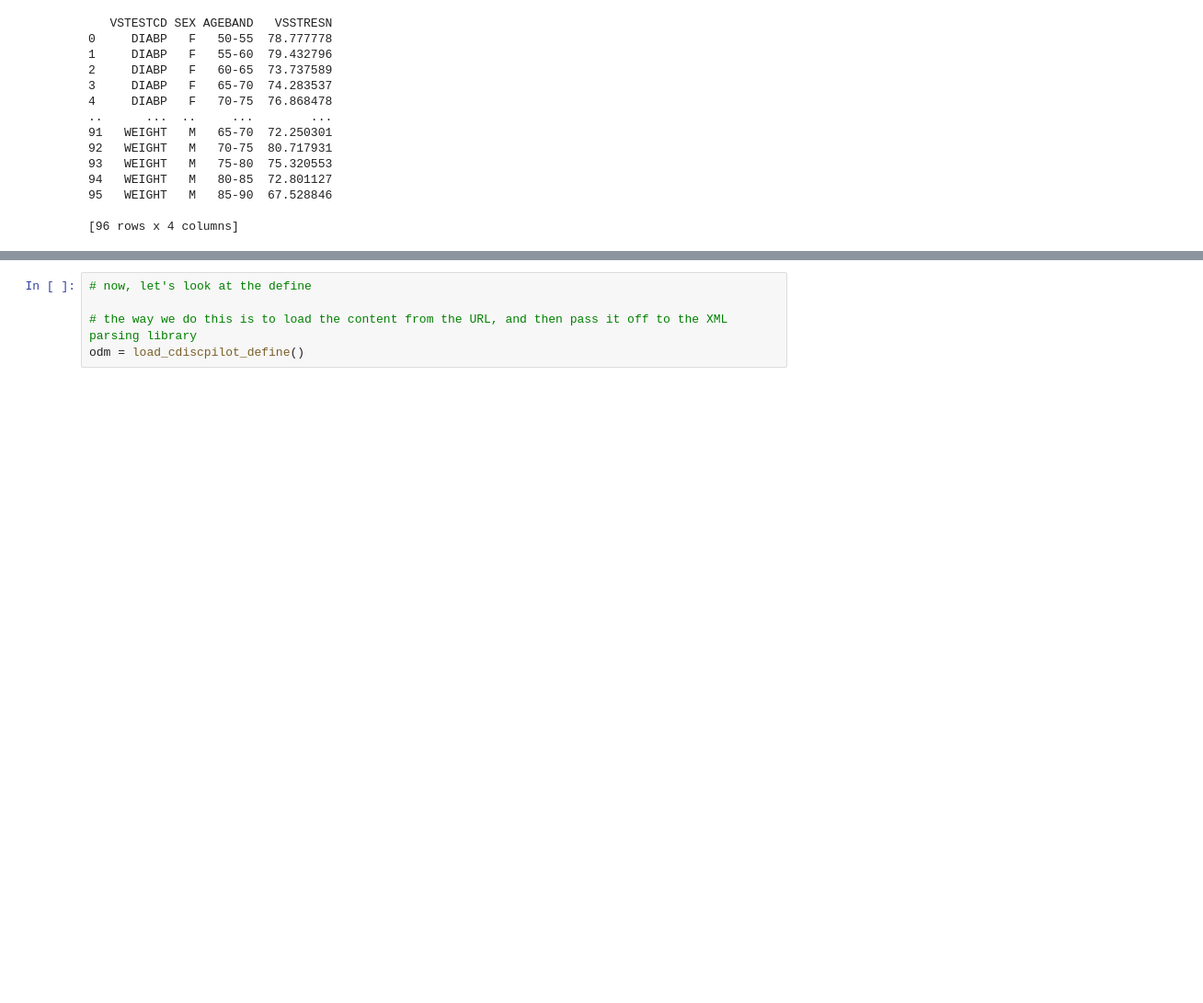
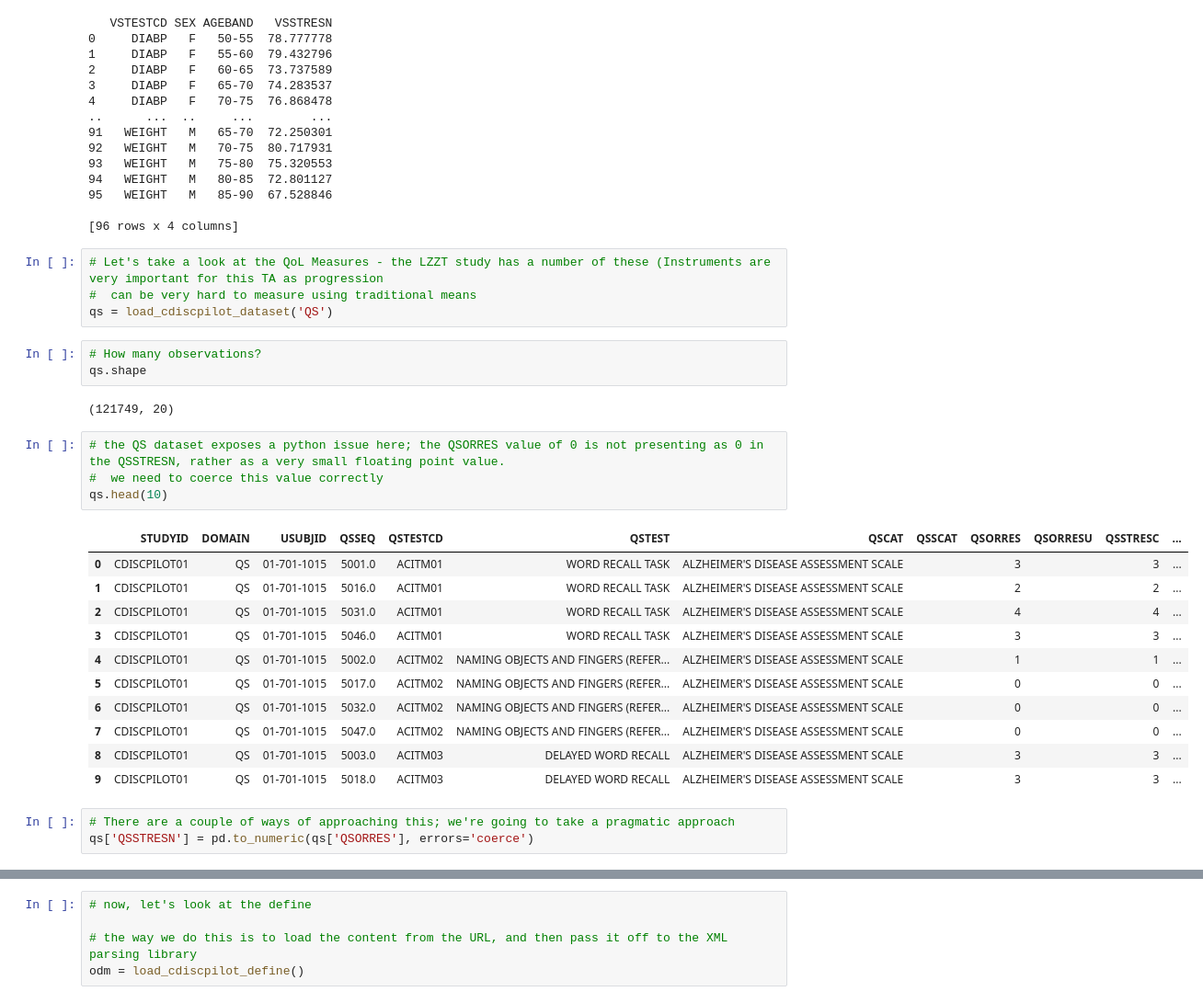
Before and after one commit to phuse-org/phuse-python-sde-sep2021, a Jupyter notebook: workbooks/01-Loading-data.ipynb, the cells around one changed output, grey strips where cells are left out. Shown at 92% size. Cells and saved outputs as stored; diff of their text form; blank space fills up the shorter version.

```diff
--- a/workbooks/01-Loading-data.ipynb
+++ b/workbooks/01-Loading-data.ipynb
@@ -271,3 +287,31 @@ print(labelled_tests)
 95   WEIGHT   M   85-90  67.528846
 
 [96 rows x 4 columns]
+# %%
+# Let's take a look at the QoL Measures - the LZZT study has a number of these (Instruments are very important for this TA as progression
+#  can be very hard to measure using traditional means
+qs = load_cdiscpilot_dataset('QS')
+# %%
+# How many observations?
+qs.shape
+# %% [output]
+(121749, 20)
+# %%
+# the QS dataset exposes a python issue here; the QSORRES value of 0 is not presenting as 0 in the QSSTRESN, rather as a very small floating point value.
+#  we need to coerce this value correctly
+qs.head(10)
+# %% [output]
+|  | STUDYID | DOMAIN | USUBJID | QSSEQ | QSTESTCD | QSTEST | QSCAT | QSSCAT | QSORRES | QSORRESU | QSSTRESC | ... |
+| 0 | CDISCPILOT01 | QS | 01-701-1015 | 5001.0 | ACITM01 | WORD RECALL TASK | ALZHEIMER'S DISEASE ASSESSMENT SCALE |  | 3 |  | 3 | ... |
+| 1 | CDISCPILOT01 | QS | 01-701-1015 | 5016.0 | ACITM01 | WORD RECALL TASK | ALZHEIMER'S DISEASE ASSESSMENT SCALE |  | 2 |  | 2 | ... |
+| 2 | CDISCPILOT01 | QS | 01-701-1015 | 5031.0 | ACITM01 | WORD RECALL TASK | ALZHEIMER'S DISEASE ASSESSMENT SCALE |  | 4 |  | 4 | ... |
+| 3 | CDISCPILOT01 | QS | 01-701-1015 | 5046.0 | ACITM01 | WORD RECALL TASK | ALZHEIMER'S DISEASE ASSESSMENT SCALE |  | 3 |  | 3 | ... |
+| 4 | CDISCPILOT01 | QS | 01-701-1015 | 5002.0 | ACITM02 | NAMING OBJECTS AND FINGERS (REFER... | ALZHEIMER'S DISEASE ASSESSMENT SCALE |  | 1 |  | 1 | ... |
+| 5 | CDISCPILOT01 | QS | 01-701-1015 | 5017.0 | ACITM02 | NAMING OBJECTS AND FINGERS (REFER... | ALZHEIMER'S DISEASE ASSESSMENT SCALE |  | 0 |  | 0 | ... |
+| 6 | CDISCPILOT01 | QS | 01-701-1015 | 5032.0 | ACITM02 | NAMING OBJECTS AND FINGERS (REFER... | ALZHEIMER'S DISEASE ASSESSMENT SCALE |  | 0 |  | 0 | ... |
+| 7 | CDISCPILOT01 | QS | 01-701-1015 | 5047.0 | ACITM02 | NAMING OBJECTS AND FINGERS (REFER... | ALZHEIMER'S DISEASE ASSESSMENT SCALE |  | 0 |  | 0 | ... |
+| 8 | CDISCPILOT01 | QS | 01-701-1015 | 5003.0 | ACITM03 | DELAYED WORD RECALL | ALZHEIMER'S DISEASE ASSESSMENT SCALE |  | 3 |  | 3 | ... |
+| 9 | CDISCPILOT01 | QS | 01-701-1015 | 5018.0 | ACITM03 | DELAYED WORD RECALL | ALZHEIMER'S DISEASE ASSESSMENT SCALE |  | 3 |  | 3 | ... |
+# %%
+# There are a couple of ways of approaching this; we're going to take a pragmatic approach
+qs['QSSTRESN'] = pd.to_numeric(qs['QSORRES'], errors='coerce')
```
Also changed, not shown: parts of 13 cells of this notebook.
